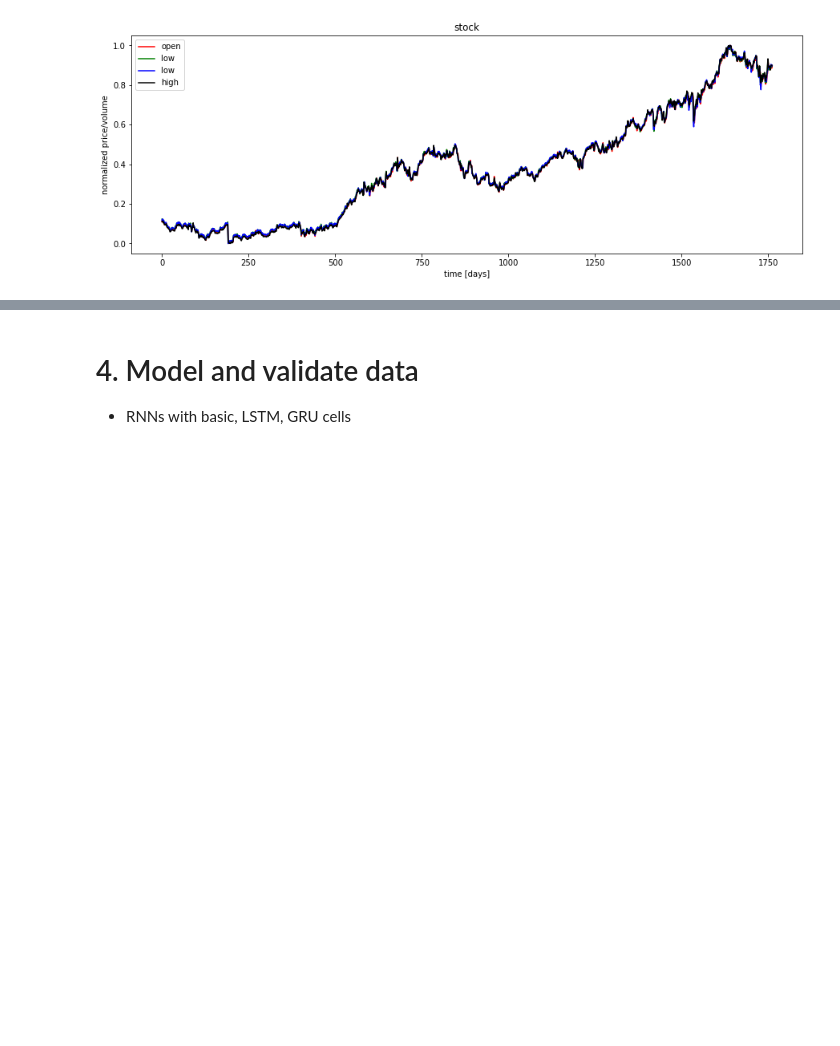
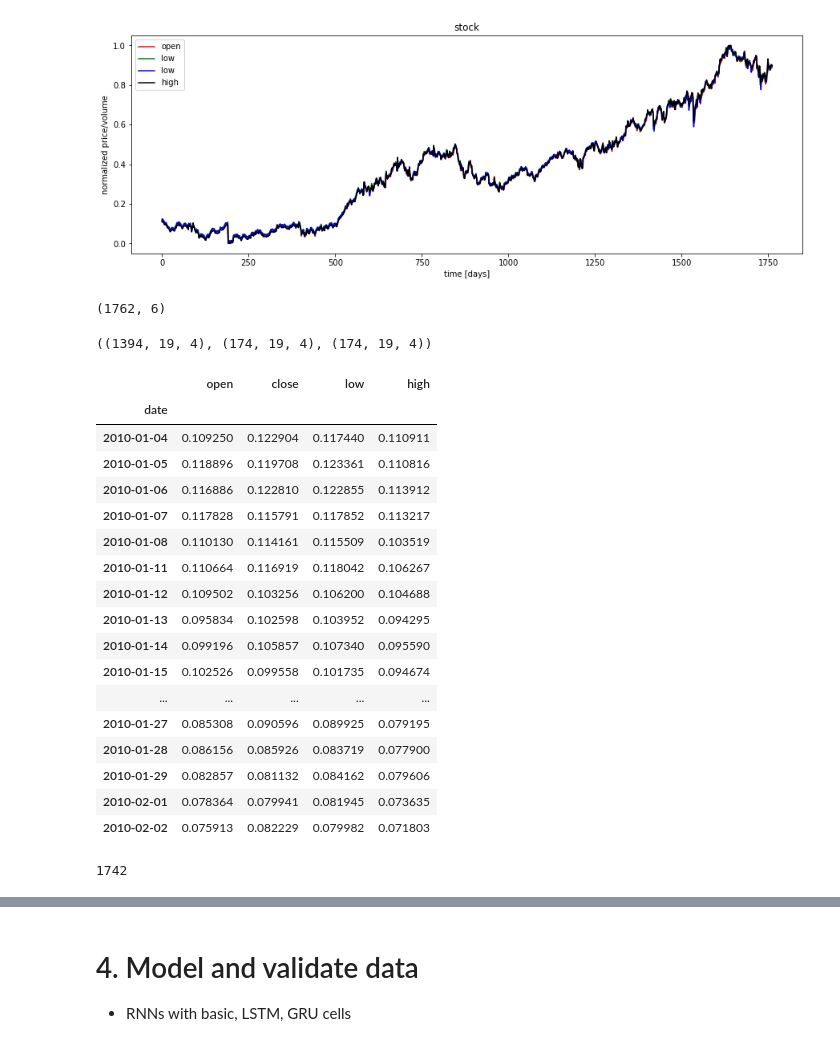
Before and after one commit to rubicon1990/priceprediction, a Jupyter notebook: notebook/ny-stock-price-prediction-rnn-lstm-gru.ipynb, the cells around one changed output, grey strips where cells are left out. Saved outputs shown, nothing was run; the diff lists cells and outputs as text; code cells hidden in the pictures; blank space fills up the shorter version.

```diff
--- a/notebook/ny-stock-price-prediction-rnn-lstm-gru.ipynb
+++ b/notebook/ny-stock-price-prediction-rnn-lstm-gru.ipynb
@@ -213,3 +220,36 @@ plt.legend(loc='best')
 plt.show()
 # %% [output]
 [figure]
+# %%
+df[df.symbol == 'EQIX'].shape
+# %% [output]
+(1762, 6)
+# %%
+x_train.shape, x_valid.shape, x_test.shape
+# %% [output]
+((1394, 19, 4), (174, 19, 4), (174, 19, 4))
+# %%
+df_stock_norm[:21]
+# %% [output]
+|  | open | close | low | high |
+| date |  |  |  |  |
+| 2010-01-04 | 0.109250 | 0.122904 | 0.117440 | 0.110911 |
+| 2010-01-05 | 0.118896 | 0.119708 | 0.123361 | 0.110816 |
+| 2010-01-06 | 0.116886 | 0.122810 | 0.122855 | 0.113912 |
+| 2010-01-07 | 0.117828 | 0.115791 | 0.117852 | 0.113217 |
+| 2010-01-08 | 0.110130 | 0.114161 | 0.115509 | 0.103519 |
+| 2010-01-11 | 0.110664 | 0.116919 | 0.118042 | 0.106267 |
+| 2010-01-12 | 0.109502 | 0.103256 | 0.106200 | 0.104688 |
+| 2010-01-13 | 0.095834 | 0.102598 | 0.103952 | 0.094295 |
+| 2010-01-14 | 0.099196 | 0.105857 | 0.107340 | 0.095590 |
+| 2010-01-15 | 0.102526 | 0.099558 | 0.101735 | 0.094674 |
+| ... | ... | ... | ... | ... |
+| 2010-01-27 | 0.085308 | 0.090596 | 0.089925 | 0.079195 |
+| 2010-01-28 | 0.086156 | 0.085926 | 0.083719 | 0.077900 |
+| 2010-01-29 | 0.082857 | 0.081132 | 0.084162 | 0.079606 |
+| 2010-02-01 | 0.078364 | 0.079941 | 0.081945 | 0.073635 |
+| 2010-02-02 | 0.075913 | 0.082229 | 0.079982 | 0.071803 |
+# %%
+sum(map(lambda x: x[0], [x_train.shape, x_valid.shape, x_test.shape]))
+# %% [output]
+1742
```
Also changed, not shown: parts of 10 cells of this notebook, 1 other file.
